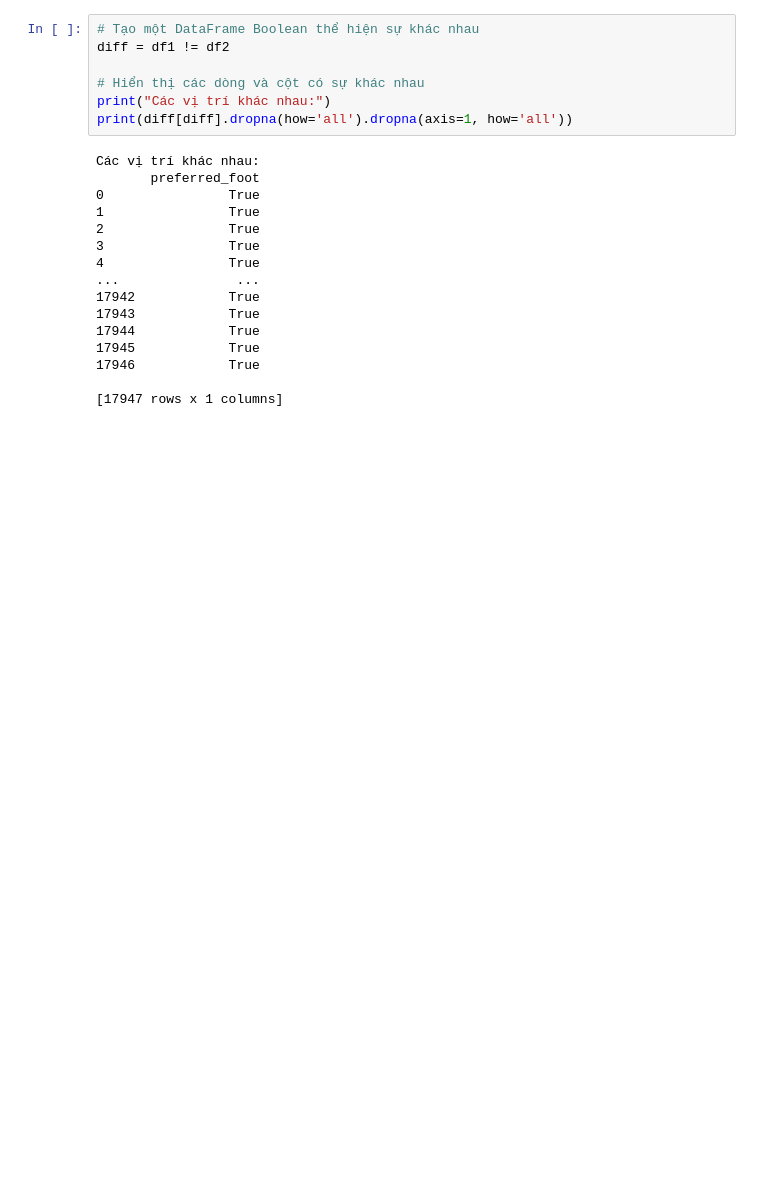
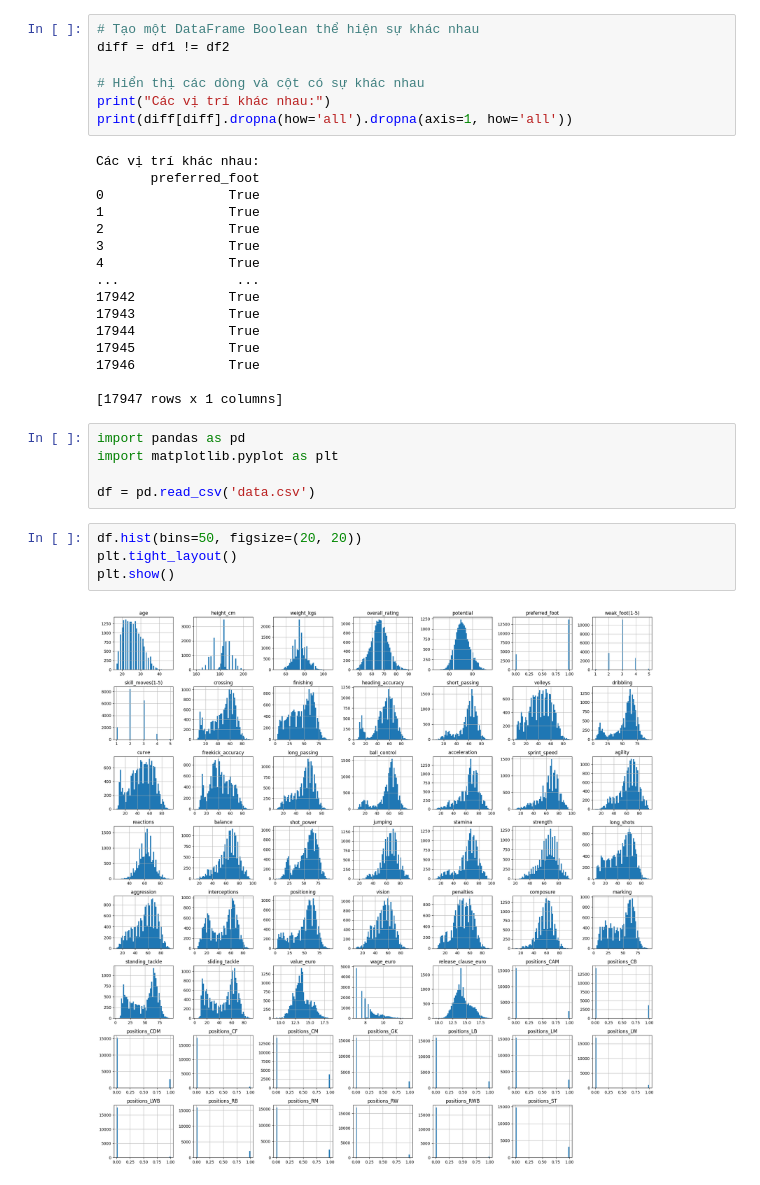
Before and after one commit to nttrung612/Football_Players_Rating_Prediction, a Jupyter notebook: demo.ipynb, the cells around one changed output. Drawn from its saved outputs; the diff is of its cells as text; blank space fills up the shorter version.

```diff
--- a/demo.ipynb
+++ b/demo.ipynb
@@ -38,3 +38,14 @@ Các vị trí khác nhau:
 17946            True
 
 [17947 rows x 1 columns]
+# %%
+import pandas as pd
+import matplotlib.pyplot as plt
+
+df = pd.read_csv('data.csv')
+# %%
+df.hist(bins=50, figsize=(20, 20))
+plt.tight_layout()
+plt.show()
+# %% [output]
+[figure, added]
```
Also changed, not shown: 8 other files.
